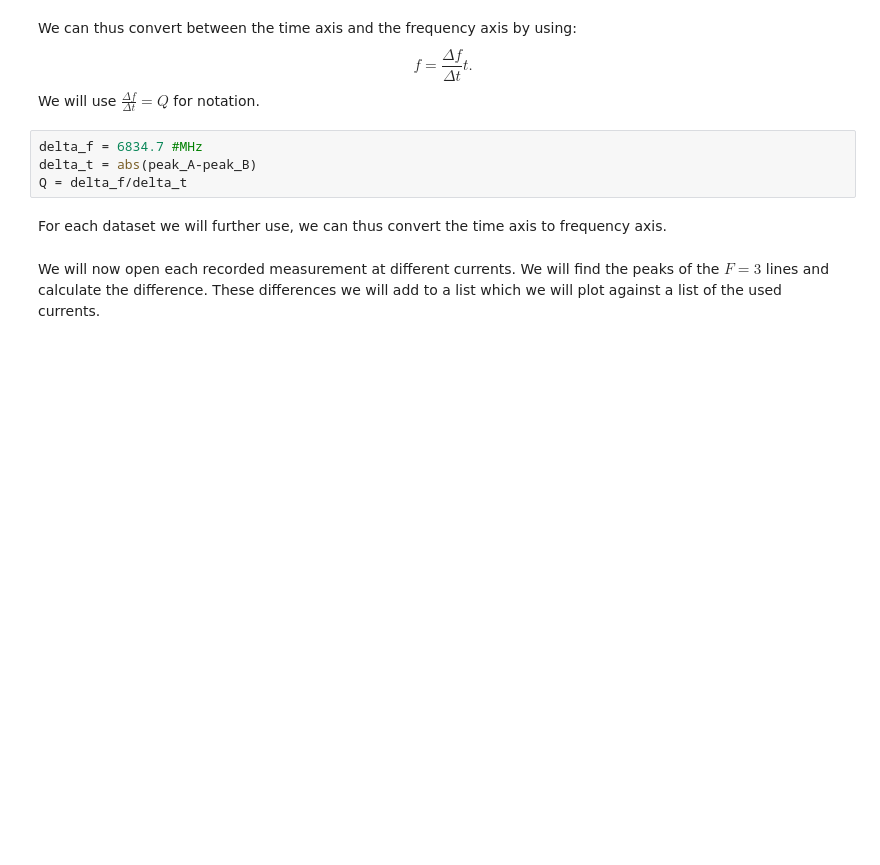
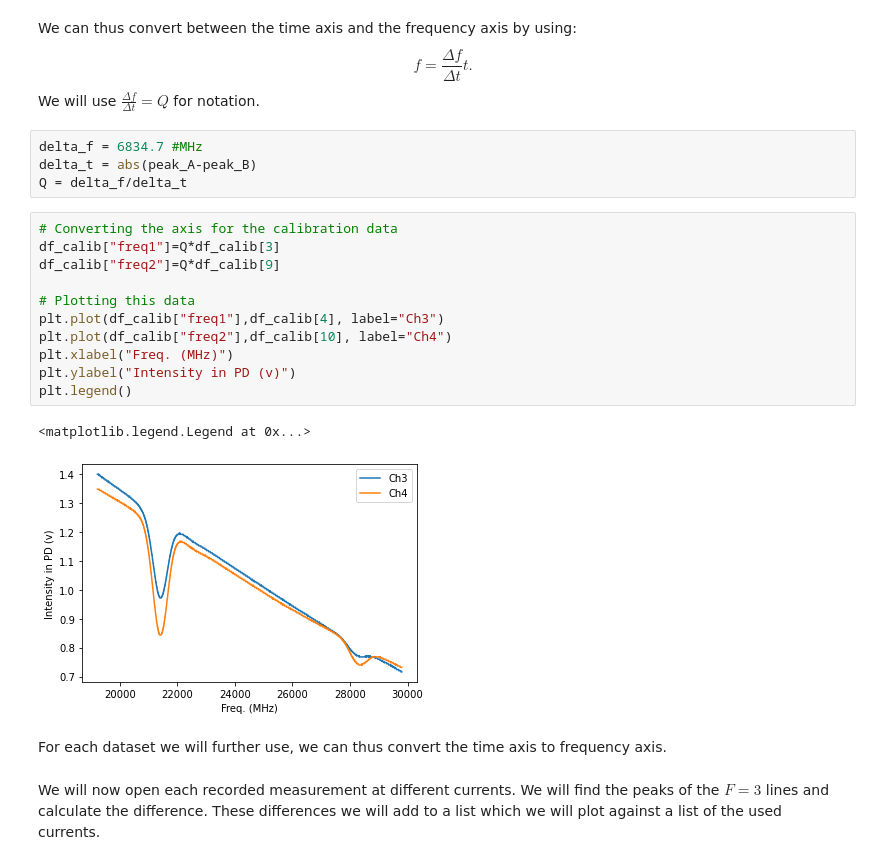
Before and after one commit to Rikkertttt/Rubidium-Spectroscopy, a Jupyter notebook: endfile.ipynb, the cells around one changed output. Drawn from its saved outputs; the diff is of its cells as text; blank space fills up the shorter version.

```diff
--- a/endfile.ipynb
+++ b/endfile.ipynb
@@ -107,6 +107,20 @@ We will use $\frac{\Delta f}{\Delta t}=Q$ for notation.
 delta_f = 6834.7 #MHz
 delta_t = abs(peak_A-peak_B)
 Q = delta_f/delta_t
+# %%
+# Converting the axis for the calibration data
+df_calib["freq1"]=Q*df_calib[3]
+df_calib["freq2"]=Q*df_calib[9]
+
+# Plotting this data
+plt.plot(df_calib["freq1"],df_calib[4], label="Ch3")
+plt.plot(df_calib["freq2"],df_calib[10], label="Ch4")
+plt.xlabel("Freq. (MHz)")
+plt.ylabel("Intensity in PD (v)")
+plt.legend()
+# %% [output]
+<matplotlib.legend.Legend at 0x...>
+[figure, added]
 # %% [markdown]
 For each dataset we will further use, we can thus convert the time axis to frequency axis.
 # %% [markdown]
```
Also changed, not shown: parts of 18 cells of this notebook.
